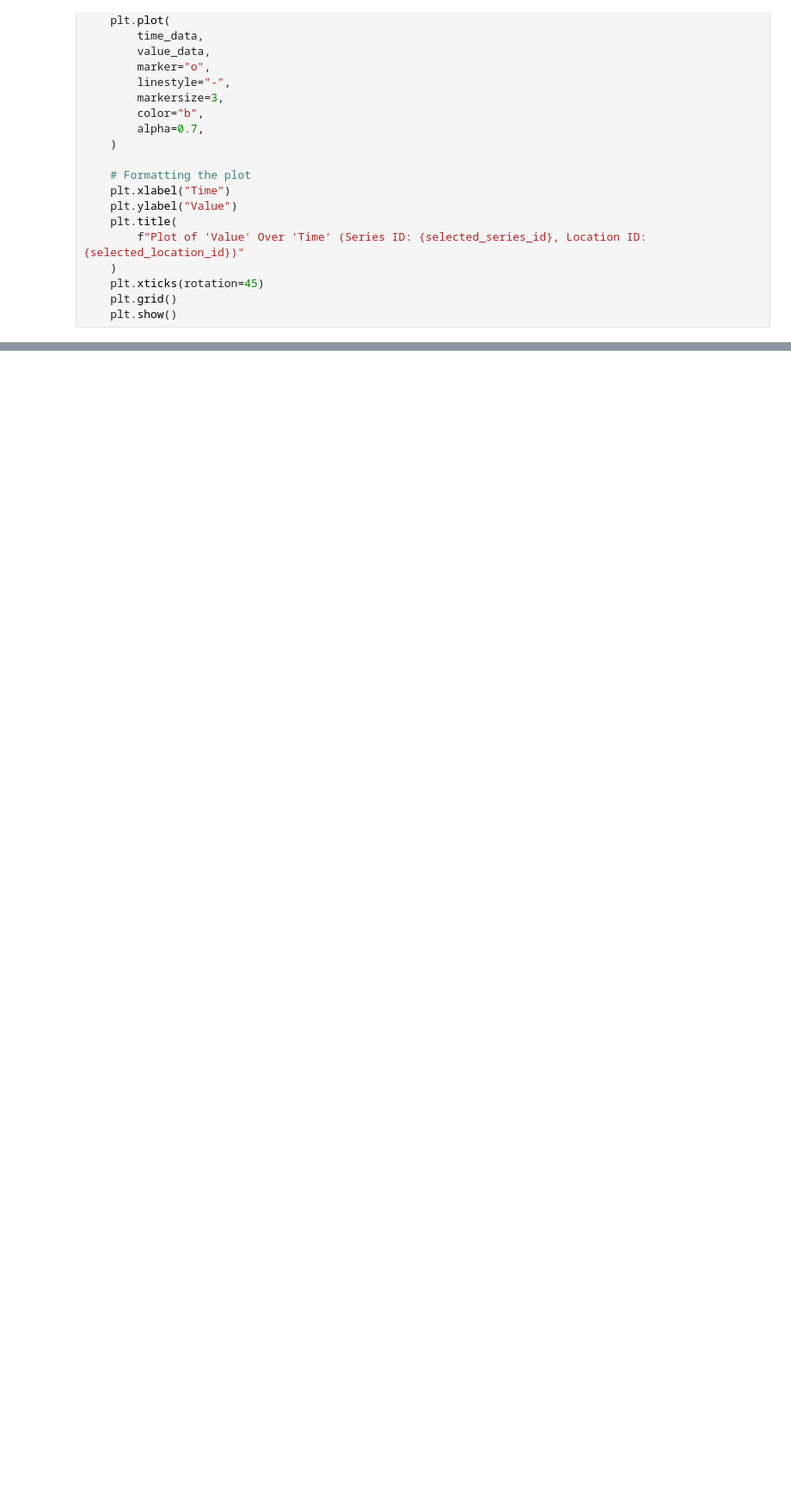
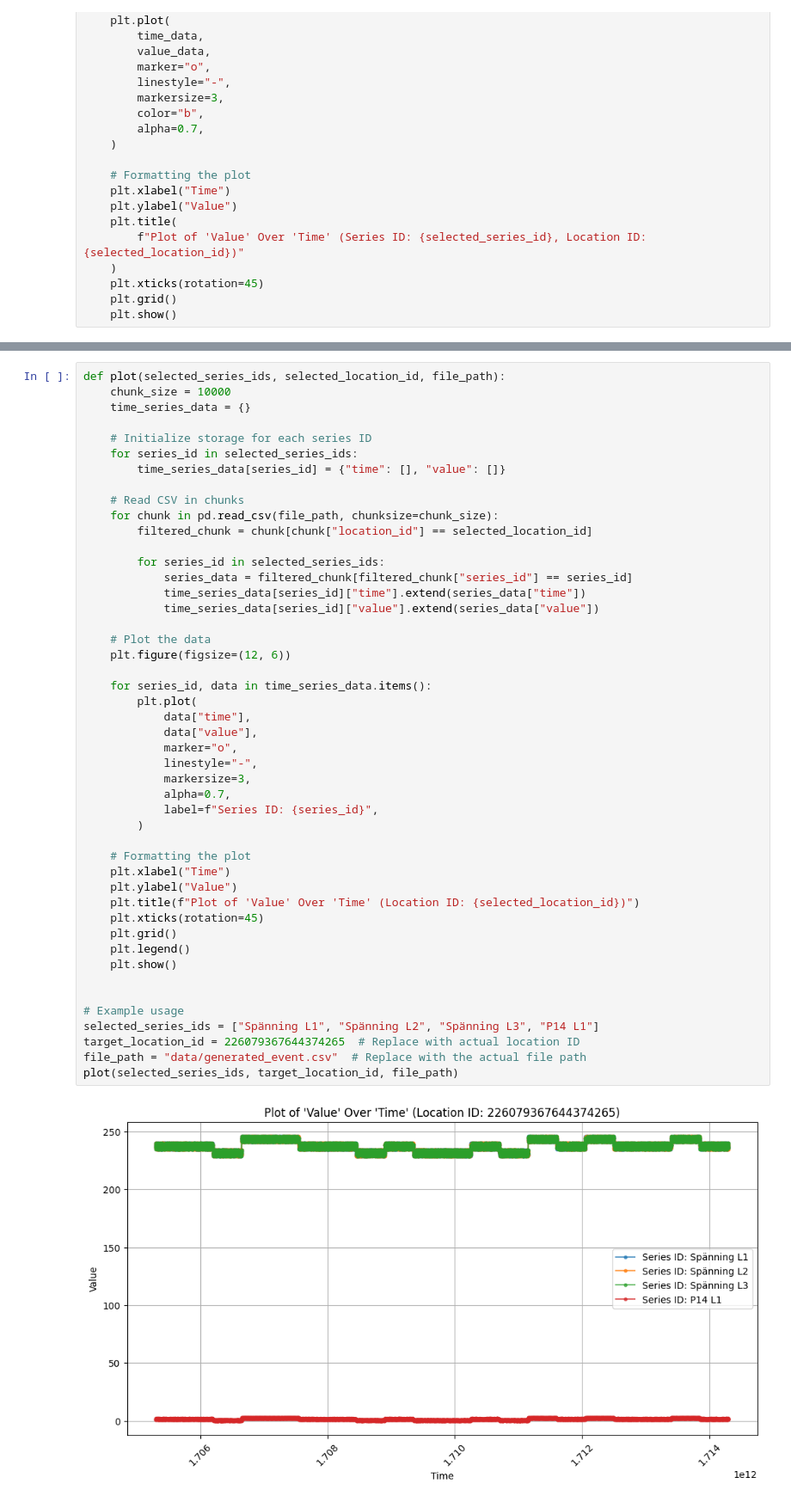
Before and after one commit to vaibhav-talari/thesis-data-analytics, a Jupyter notebook: gen.ipynb, the cells around one changed output, grey strips where cells are left out. Shown at 86% size. Cells and saved outputs as stored; diff of their text form; blank space fills up the shorter version.

```diff
--- a/gen.ipynb
+++ b/gen.ipynb
@@ -267,0 +268,49 @@ for loc, met in unique_lid_mid:
+# %%
+def plot(selected_series_ids, selected_location_id, file_path):
+    chunk_size = 10000
+    time_series_data = {}
+
+    # Initialize storage for each series ID
+    for series_id in selected_series_ids:
+        time_series_data[series_id] = {"time": [], "value": []}
+
+    # Read CSV in chunks
+    for chunk in pd.read_csv(file_path, chunksize=chunk_size):
+        filtered_chunk = chunk[chunk["location_id"] == selected_location_id]
+
+        for series_id in selected_series_ids:
+            series_data = filtered_chunk[filtered_chunk["series_id"] == series_id]
+            time_series_data[series_id]["time"].extend(series_data["time"])
+            time_series_data[series_id]["value"].extend(series_data["value"])
+
+    # Plot the data
+    plt.figure(figsize=(12, 6))
+
+    for series_id, data in time_series_data.items():
+        plt.plot(
+            data["time"],
+            data["value"],
+            marker="o",
+            linestyle="-",
+            markersize=3,
+            alpha=0.7,
+            label=f"Series ID: {series_id}",
+        )
+
+    # Formatting the plot
+    plt.xlabel("Time")
+    plt.ylabel("Value")
+    plt.title(f"Plot of 'Value' Over 'Time' (Location ID: {selected_location_id})")
+    plt.xticks(rotation=45)
+    plt.grid()
+    plt.legend()
+    plt.show()
+
+
+# Example usage
+selected_series_ids = ["Spänning L1", "Spänning L2", "Spänning L3", "P14 L1"]
+target_location_id = 226079367644374265  # Replace with actual location ID
+file_path = "data/generated_event.csv"  # Replace with the actual file path
+plot(selected_series_ids, target_location_id, file_path)
+# %% [output]
+[figure, added]
```
Also changed, not shown: parts of 3 cells of this notebook.
